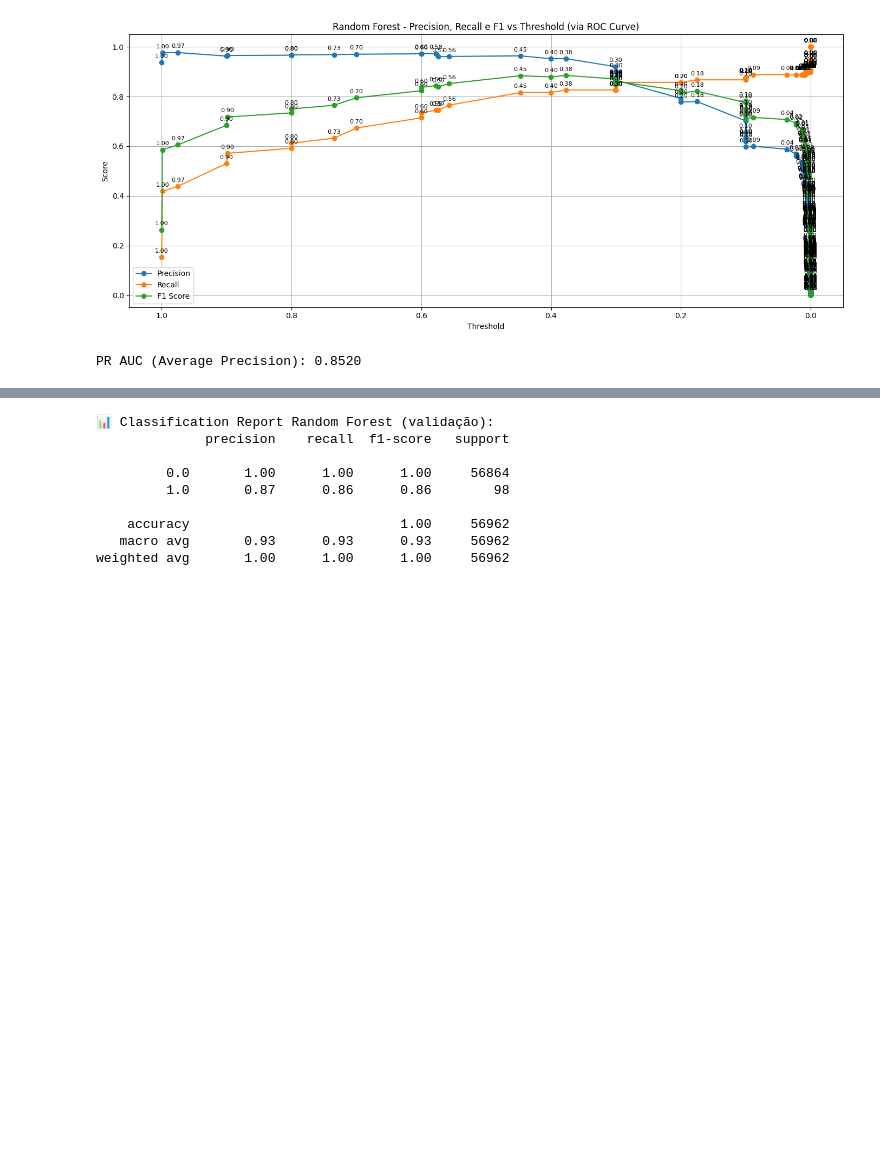
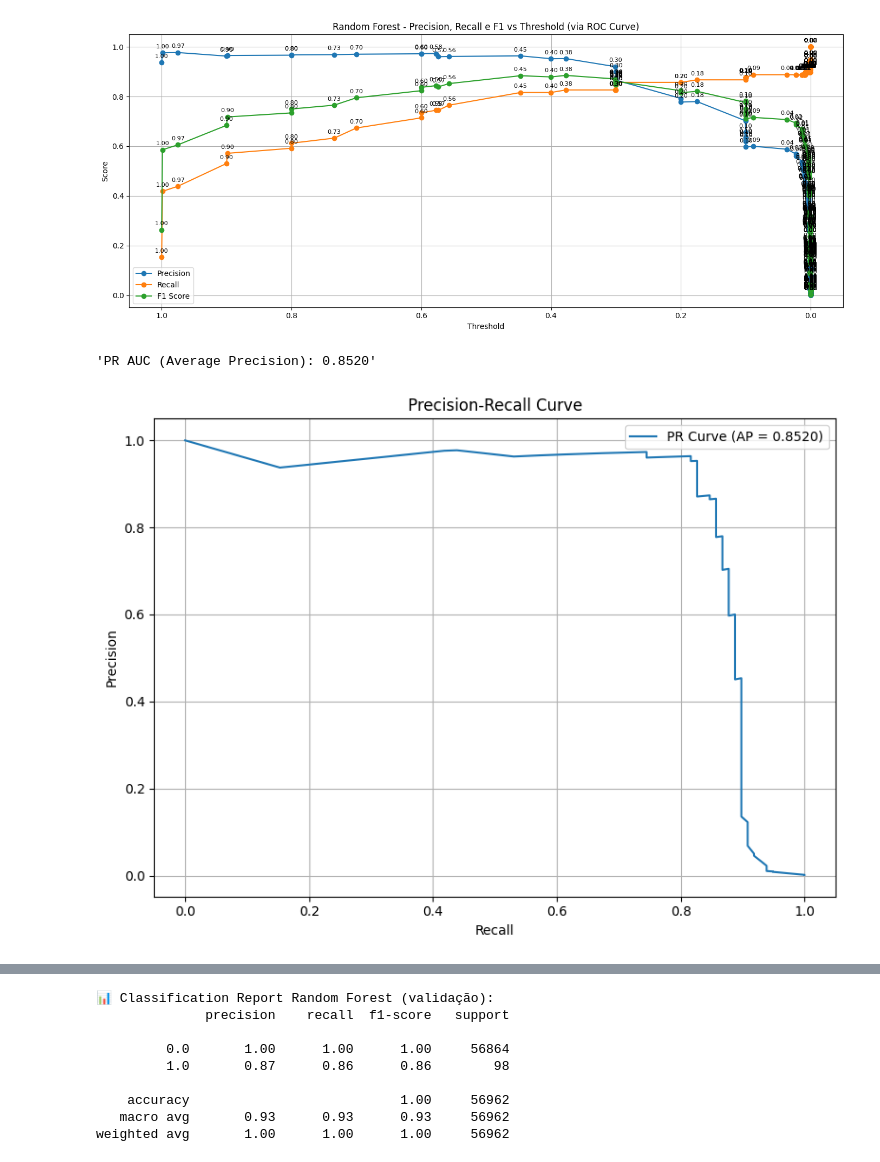
Before and after one commit to rcalabro/senac-pos-ia-ml, a Jupyter notebook: project-credit-card-fraud/1-model-pipeline.ipynb, the cells around one changed output, grey strips where cells are left out. Saved outputs shown, nothing was run; the diff lists cells and outputs as text; code cells hidden in the pictures; blank space fills up the shorter version.

```diff
--- a/project-credit-card-fraud/1-model-pipeline.ipynb
+++ b/project-credit-card-fraud/1-model-pipeline.ipynb
@@ -224,6 +224,19 @@ rf_y_pred = predict_with_threshold(rf_pipeline, X_test, rf_threshold)
 rf_y_proba = rf_pipeline.predict_proba(X_test)[:, 1]
 # %%
 rf_pr_auc = average_precision_score(y_test, rf_y_proba)
-print(f"PR AUC (Average Precision): {rf_pr_auc:.4f}")
+display(f"PR AUC (Average Precision): {rf_pr_auc:.4f}")
+
+precision, recall, thresholds = precision_recall_curve(y_test, rf_y_proba)
+
+plt.figure(figsize=(8, 6))
+plt.plot(recall, precision, label=f'PR Curve (AP = {rf_pr_auc:.4f})')
+plt.xlabel('Recall')
+plt.ylabel('Precision')
+plt.title('Precision-Recall Curve')
+plt.legend()
+plt.grid(True)
+plt.tight_layout()
+plt.show()
 # %% [output]
-PR AUC (Average Precision): 0.8520
+'PR AUC (Average Precision): 0.8520'
+[figure, added]
```
Also changed, not shown: parts of 7 cells of this notebook.
